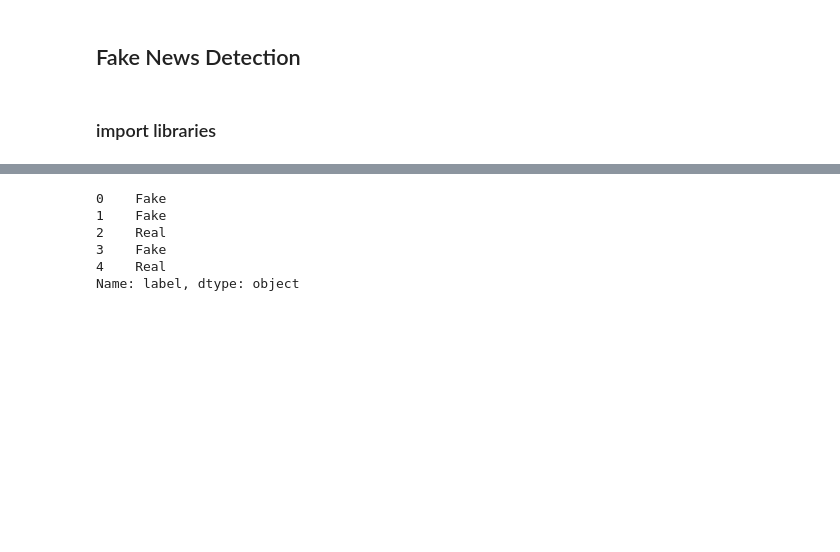
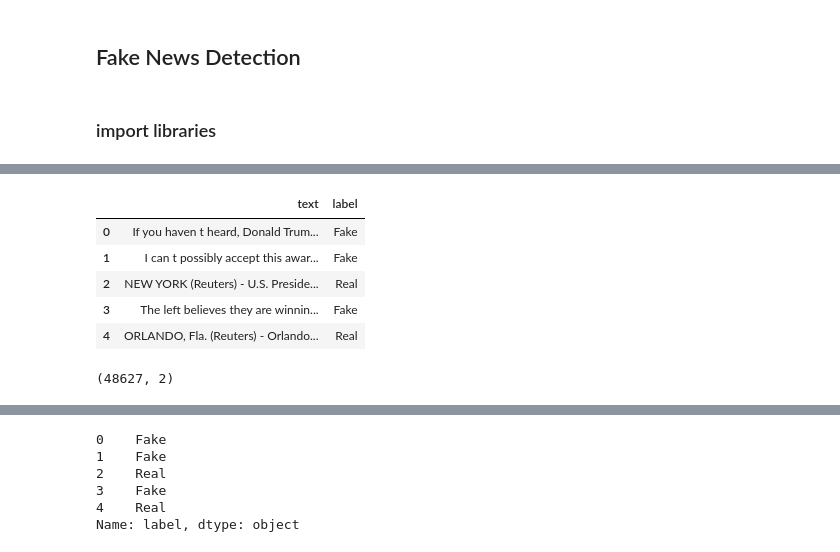
Before and after one commit to divyanshu2712/FakeNewsDetection, a Jupyter notebook: Fake_News_Detection_model_making.ipynb, the cells around one changed output, grey strips where cells are left out. Cells and saved outputs as stored; diff of their text form; code cells hidden in the pictures; blank space fills up the shorter version.

```diff
--- a/Fake_News_Detection_model_making.ipynb
+++ b/Fake_News_Detection_model_making.ipynb
@@ -55,0 +62,9 @@ dtype: int64
+# %%
+train1.head()
+# %% [output]
+|  | text | label |
+| 0 | If you haven t heard, Donald Trum... | Fake |
+| 1 | I can t possibly accept this awar... | Fake |
+| 2 | NEW YORK (Reuters) - U.S. Preside... | Real |
+| 3 | The left believes they are winnin... | Fake |
+| 4 | ORLANDO, Fla. (Reuters) - Orlando... | Real |
@@ -55,0 +74,4 @@ dtype: int64
+# %%
+train_dataset.shape
+# %% [output]
+(48627, 2)
```
Also changed, not shown: parts of 30 cells of this notebook, 2 other files.
